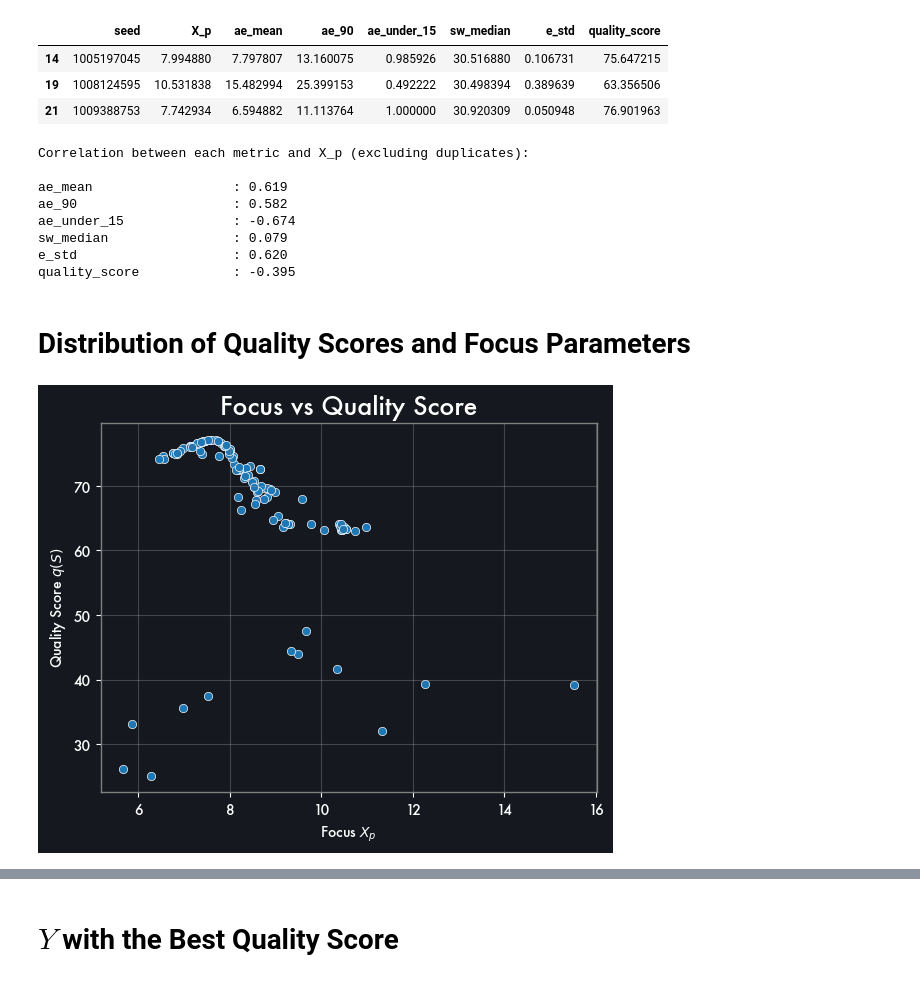
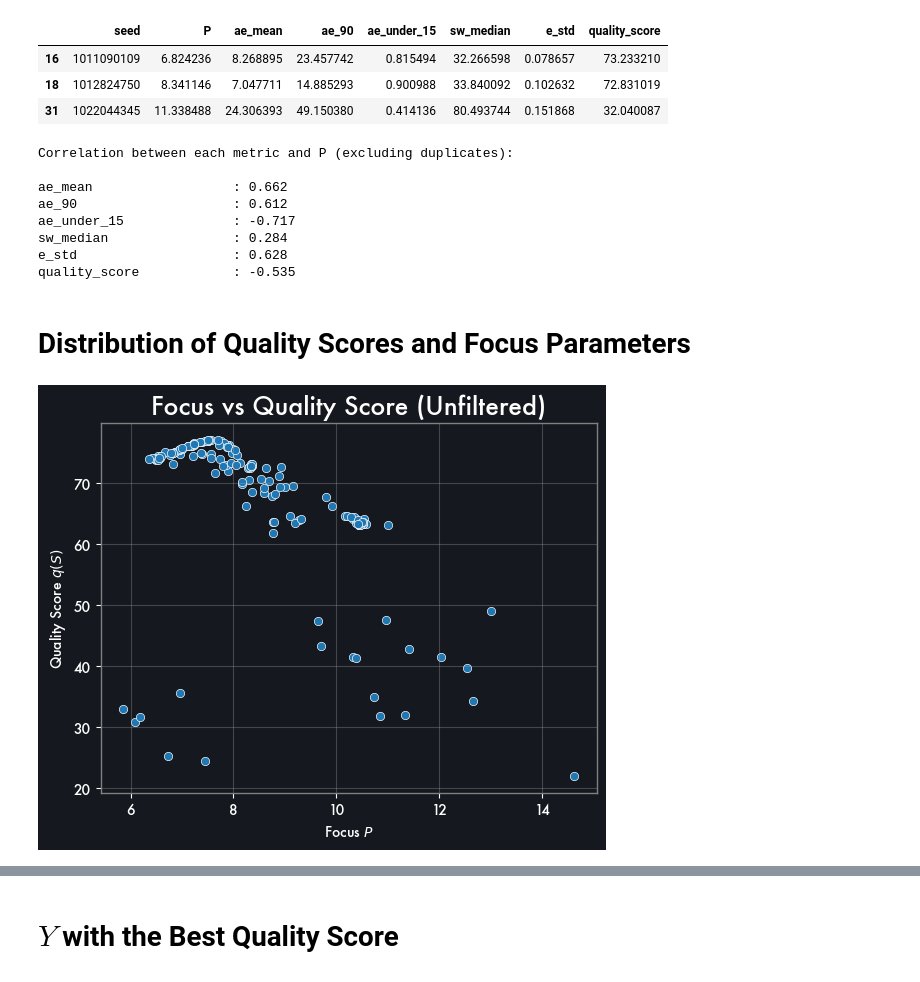
Before and after one commit to JamesBedson/USAT-Designer, a Jupyter notebook: .Scripts/usat_designer/notebooks/parameter_analysis.ipynb, the cells around one changed output, grey strips where cells are left out. Cells and saved outputs as stored; diff of their text form; code cells hidden in the pictures.

```diff
--- a/.Scripts/usat_designer/notebooks/parameter_analysis.ipynb
+++ b/.Scripts/usat_designer/notebooks/parameter_analysis.ipynb
@@ -30,11 +30,14 @@ for path in output_paths.values():
     directory = os.path.dirname(path)
     os.makedirs(directory, exist_ok=True)
 # %%
-df = create_df_from_files("/Volumes/James/Batch_Data_2/usat_decodings", max_folders=1000)
+batch_1_discrete    = "/Volumes/James/Batch_Data_2/usat_decodings"
+batch_2_continuous  = "/Volumes/James_HD/usat_decodings_3"
+
+df = create_df_from_files(batch_2_continuous, max_folders=3000)
 # %%
-def compute_qs_and_xp(angular_error, source_width, energy):
+def compute_qs_and_ps(angular_error, source_width, energy):
 
-    # metrics
+    # Metrics
     ae_mean     = np.mean(angular_error)
     ae_90       = np.percentile(angular_error, 90)
 
@@ -58,8 +61,8 @@ def compute_qs_and_xp(angular_error, source_width, energy):
     score_sw_median     = normalise(sw_median, 0, 90, inverse=True)
     score_e_std         = normalise(e_std, 0, 1, inverse=True)
 
-
-    x_p = np.std(source_width)
+    # P
+    P = np.std(source_width)
 
     # --- Weights ---
     ae_mean_weight      = 0.1
@@ -86,7 +89,7 @@ def compute_qs_and_xp(angular_error, source_width, energy):
 
     return {
         DSN_SMPL_QUALITY_SCORE: float(q_s),
-        DSN_SMPL_X_p: float(x_p),
+        DSN_SMPL_P: float(P),
         "ae_mean": float(ae_mean),
         "ae_90": float(ae_90),
         "ae_under_15": float(ae_under_15),
@@ -111,7 +114,7 @@ def compute_quality_metrics(df: pd.DataFrame) -> pd.DataFrame:
             row[DSN_OUT_OUTPUT_LAYOUT]
         )
 
-        metrics = compute_qs_and_xp(ang_error, source_width, energy)
+        metrics = compute_qs_and_ps(ang_error, source_width, energy)
         all_metrics.append(metrics)
 
     metrics_df = pd.DataFrame(all_metrics)
@@ -130,54 +133,54 @@ metrics = [
     DSN_SMPL_QUALITY_SCORE
 ]
 
-columns_to_keep = [DSN_SMPL_SEED, DSN_SMPL_X_p] + metrics
+columns_to_keep = [DSN_SMPL_SEED, DSN_SMPL_P] + metrics
 df_q_s          = df_q_s[columns_to_keep].copy()
 df_q_s.head(10)
 
-x_p_counts          = df_q_s[DSN_SMPL_X_p].value_counts()
-unique_x_p_values   = x_p_counts[x_p_counts == 1].index
-df_q_s_unique       = df_q_s[df_q_s[DSN_SMPL_X_p].isin(unique_x_p_values)].copy()
+P_counts          = df_q_s[DSN_SMPL_P].value_counts()
+unique_P_values   = P_counts[P_counts == 1].index
+df_q_s_unique       = df_q_s[df_q_s[DSN_SMPL_P].isin(unique_P_values)].copy()
 df_q_s_unique.head(3)
 # %% [output]
-|  | seed | X_p | ae_mean | ae_90 | ae_under_15 | sw_median | e_std | quality_score |
-| 14 | 1005197045 | 7.994880 | 7.797807 | 13.160075 | 0.985926 | 30.516880 | 0.106731 | 75.647215 |
-| 19 | 1008124595 | 10.531838 | 15.482994 | 25.399153 | 0.492222 | 30.498394 | 0.389639 | 63.356506 |
-| 21 | 1009388753 | 7.742934 | 6.594882 | 11.113764 | 1.000000 | 30.920309 | 0.050948 | 76.901963 |
+|  | seed | P | ae_mean | ae_90 | ae_under_15 | sw_median | e_std | quality_score |
+| 16 | 1011090109 | 6.824236 | 8.268895 | 23.457742 | 0.815494 | 32.266598 | 0.078657 | 73.233210 |
+| 18 | 1012824750 | 8.341146 | 7.047711 | 14.885293 | 0.900988 | 33.840092 | 0.102632 | 72.831019 |
+| 31 | 1022044345 | 11.338488 | 24.306393 | 49.150380 | 0.414136 | 80.493744 | 0.151868 | 32.040087 |
 # %%
-print("Correlation between each metric and X_p (excluding duplicates):\n")
+print("Correlation between each metric and P (excluding duplicates):\n")
 
 # Ensure we don’t duplicate DSN_SMPL_SEED
 metrics_no_seed = [m for m in metrics if m != DSN_SMPL_SEED]
 
 
 for metric in metrics_no_seed:
-    if metric in df_q_s_unique.columns and DSN_SMPL_X_p in df_q_s_unique.columns:
-        correlation = df_q_s_unique[metric].corr(df_q_s_unique[DSN_SMPL_X_p])
+    if metric in df_q_s_unique.columns and DSN_SMPL_P in df_q_s_unique.columns:
+        correlation = df_q_s_unique[metric].corr(df_q_s_unique[DSN_SMPL_P])
         print(f"{metric:<25}: {correlation:.3f}")
     else:
         print(f"{metric:<25}: (missing from dataframe)")
 # %% [output]
-Correlation between each metric and X_p (excluding duplicates):
+Correlation between each metric and P (excluding duplicates):
 
-ae_mean                  : 0.619
-ae_90                    : 0.582
-ae_under_15              : -0.674
-sw_median                : 0.079
-e_std                    : 0.620
-quality_score            : -0.395
+ae_mean                  : 0.662
+ae_90                    : 0.612
+ae_under_15              : -0.717
+sw_median                : 0.284
+e_std                    : 0.628
+quality_score            : -0.535
 # %% [markdown]
 # Distribution of Quality Scores and Focus Parameters
 # %%
 import seaborn as sns
 import matplotlib.pyplot as plt
 
 #df_q_s_unique.head(3)
-sns.scatterplot(data=df_q_s_unique, x=DSN_SMPL_X_p, y=DSN_SMPL_QUALITY_SCORE)
-plt.title("Focus vs Quality Score")
-plt.xlabel("Focus $X_p$")
+sns.scatterplot(data=df_q_s_unique, x=DSN_SMPL_P, y=DSN_SMPL_QUALITY_SCORE)
+plt.title("Focus vs Quality Score (Unfiltered)")
+plt.xlabel("Focus $P$")
 plt.ylabel("Quality Score $q(S)$")
 plt.savefig(output_paths[DSN_PLT_PATH_FOCUS_VS_QUALITY_UNFILTERED], dpi=150, bbox_inches='tight')
 plt.show()
 # %% [output]
-[figure, old version]
+[figure, new version]
 # %%
```
Also changed, not shown: parts of 7 cells of this notebook, 20 other files.
